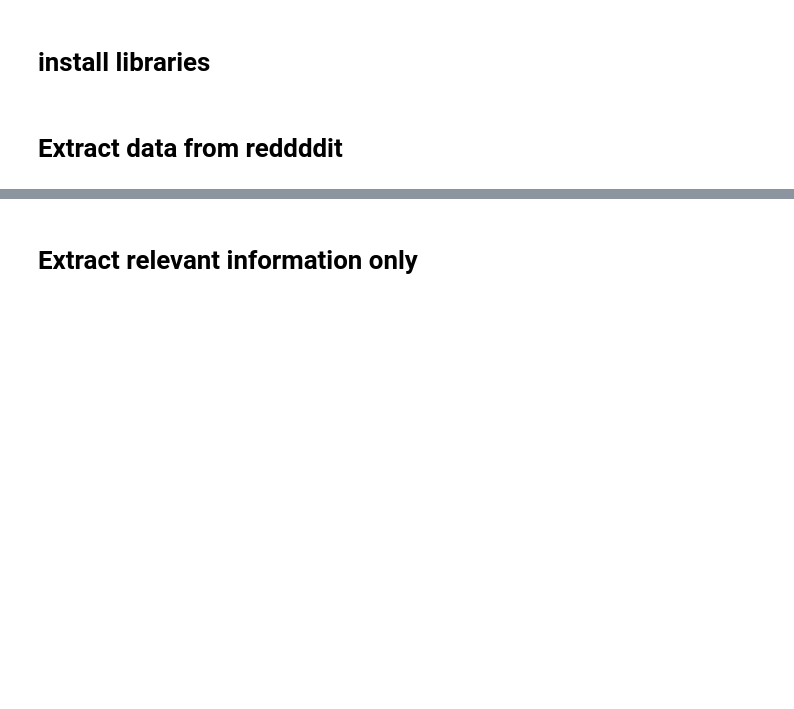
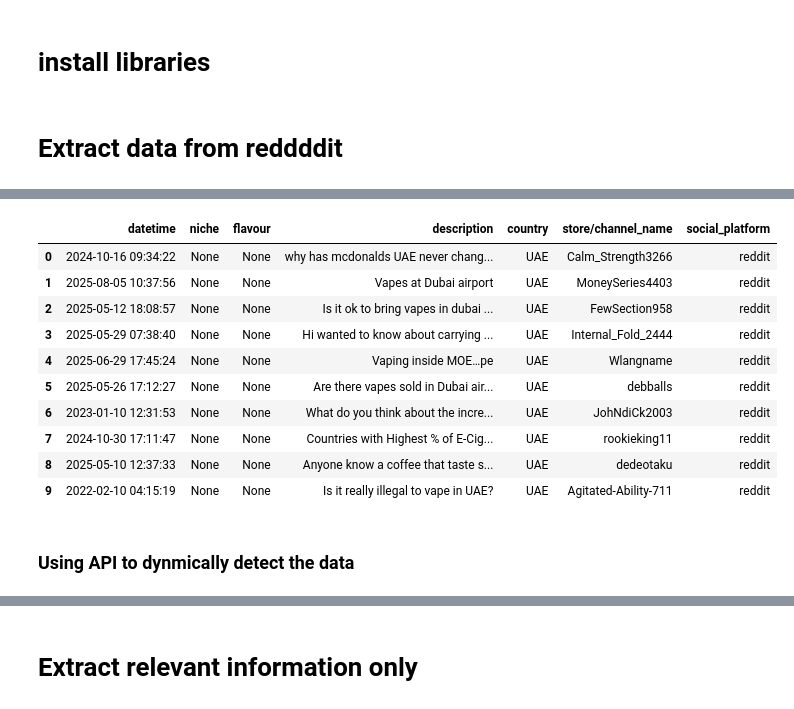
Before and after one commit to Muhammad-Usama-07/EcommerceStore, a Jupyter notebook: Practices.ipynb, the cells around one changed output, grey strips where cells are left out. Drawn from its saved outputs; the diff is of its cells as text; code cells hidden in the pictures; blank space fills up the shorter version.

```diff
--- a/Practices.ipynb
+++ b/Practices.ipynb
@@ -15,8 +15,8 @@ Hello
 import praw
 import pandas as pd
 reddit = praw.Reddit(
-    client_id="q24CVRTUWMMkrKxa6qwec23aA",
-    client_secret="nnWFII2lKITQBJCWRRGSAAD10FkwedEvswe",
+    client_id="",
+    client_secret="",
     user_agent="my_app"
 )
 
@@ -109,6 +109,7 @@ def extract_candidates(text):
     return candidates
 
 rows = []
+sub_reddit = "VapeWild"
 subreddit = reddit.subreddit("VapeWild")
 for post in subreddit.top(limit=50):
     desc = post.title + " " + (post.selftext or "")
@@ -124,7 +125,7 @@ for post in subreddit.top(limit=50):
         "description": post.title,
         "country": None,
         "area": None,
-        "store/channel_name": post.author.name if post.author else None,
+        "store/channel_name": sub_reddit,
         "social_platform": "reddit"
     }
     rows.append(row)
@@ -151,3 +152,44 @@ Top detected brand/flavor names: [('Vapewild', 4), ('VW', 3), ('VapeWild', 3), (
 | 7 | 2019-01-01 05:31:38 | vape | Selfishly I | [#x200B, #x200B] | Just another amazing customer ser... | None | None | captured3 | ... |
 | 8 | 2018-11-14 20:12:14 | vape | Ordered | [#x200B] | Ordered 60mL, Received 140mL | None | None | Khryzis | ... |
 | 9 | 2018-10-01 14:36:06 | vape | Oh | [#x200B] | Oh boy, we got a lot of stuff tod... | None | None | VapeWild | ... |
+# %%
+subreddit = reddit.subreddit("Dubai")
+
+keywords = ["vape", "vape flavour", "e-cigarette", "eliquid"]
+query = " OR ".join(keywords)   # builds "vape OR vape flavour OR e-cigarette OR eliquid"
+
+rows = []
+for post in subreddit.search(query, limit=100):
+    desc = post.title + " " + (post.selftext or "")
+
+    row = {
+        "datetime": post.created_utc,
+        "niche": None,
+        "flavour": None,
+        "description": post.title,
+        "country": "UAE",
+        "store/channel_name": "Dubai",
+        "social_platform": "reddit",
+        "store/channel_name": post.author.name if post.author else None,
+        "social_platform": "reddit"
+    }
+    rows.append(row)
+
+df = pd.DataFrame(rows)
+df["datetime"] = pd.to_datetime(df["datetime"], unit="s")
+
+df.head(10)
+# %% [output]
+|  | datetime | niche | flavour | description | country | store/channel_name | social_platform |
+| 0 | 2024-10-16 09:34:22 | None | None | why has mcdonalds UAE never chang... | UAE | Calm_Strength3266 | reddit |
+| 1 | 2025-08-05 10:37:56 | None | None | Vapes at Dubai airport | UAE | MoneySeries4403 | reddit |
+| 2 | 2025-05-12 18:08:57 | None | None | Is it ok to bring vapes in dubai ... | UAE | FewSection958 | reddit |
+| 3 | 2025-05-29 07:38:40 | None | None | Hi wanted to know about carrying ... | UAE | Internal_Fold_2444 | reddit |
+| 4 | 2025-06-29 17:45:24 | None | None | Vaping inside MOE…pe | UAE | Wlangname | reddit |
+| 5 | 2025-05-26 17:12:27 | None | None | Are there vapes sold in Dubai air... | UAE | debballs | reddit |
+| 6 | 2023-01-10 12:31:53 | None | None | What do you think about the incre... | UAE | JohNdiCk2003 | reddit |
+| 7 | 2024-10-30 17:11:47 | None | None | Countries with Highest % of E-Cig... | UAE | rookieking11 | reddit |
+| 8 | 2025-05-10 12:37:33 | None | None | Anyone know a coffee that taste s... | UAE | dedeotaku | reddit |
+| 9 | 2022-02-10 04:15:19 | None | None | Is it really illegal to vape in UAE? | UAE | Agitated-Ability-711 | reddit |
+# %% [markdown]
+### Using API to dynmically detect the data
```
Also changed, not shown: parts of 2 cells of this notebook, 1 other file.
